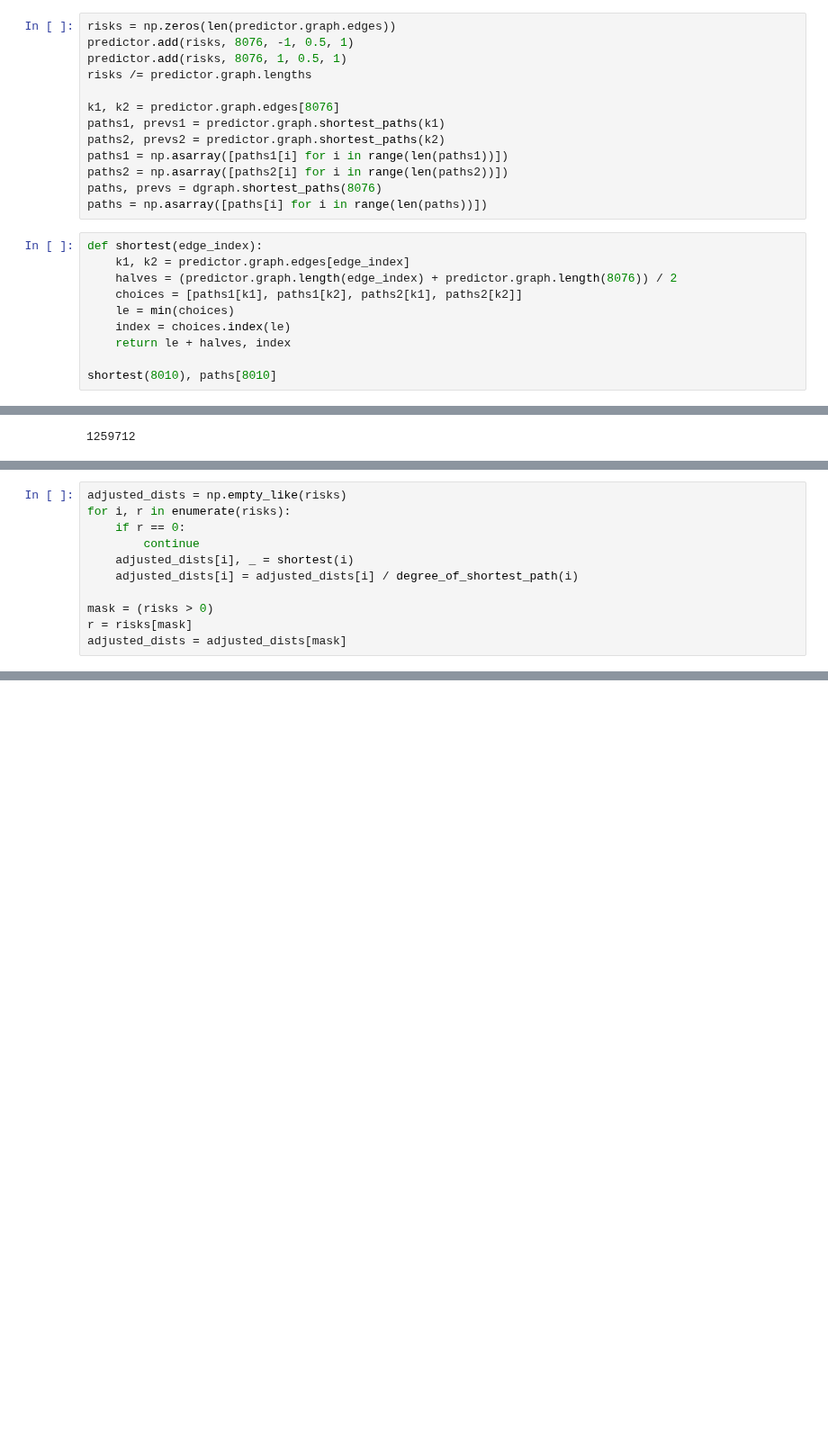
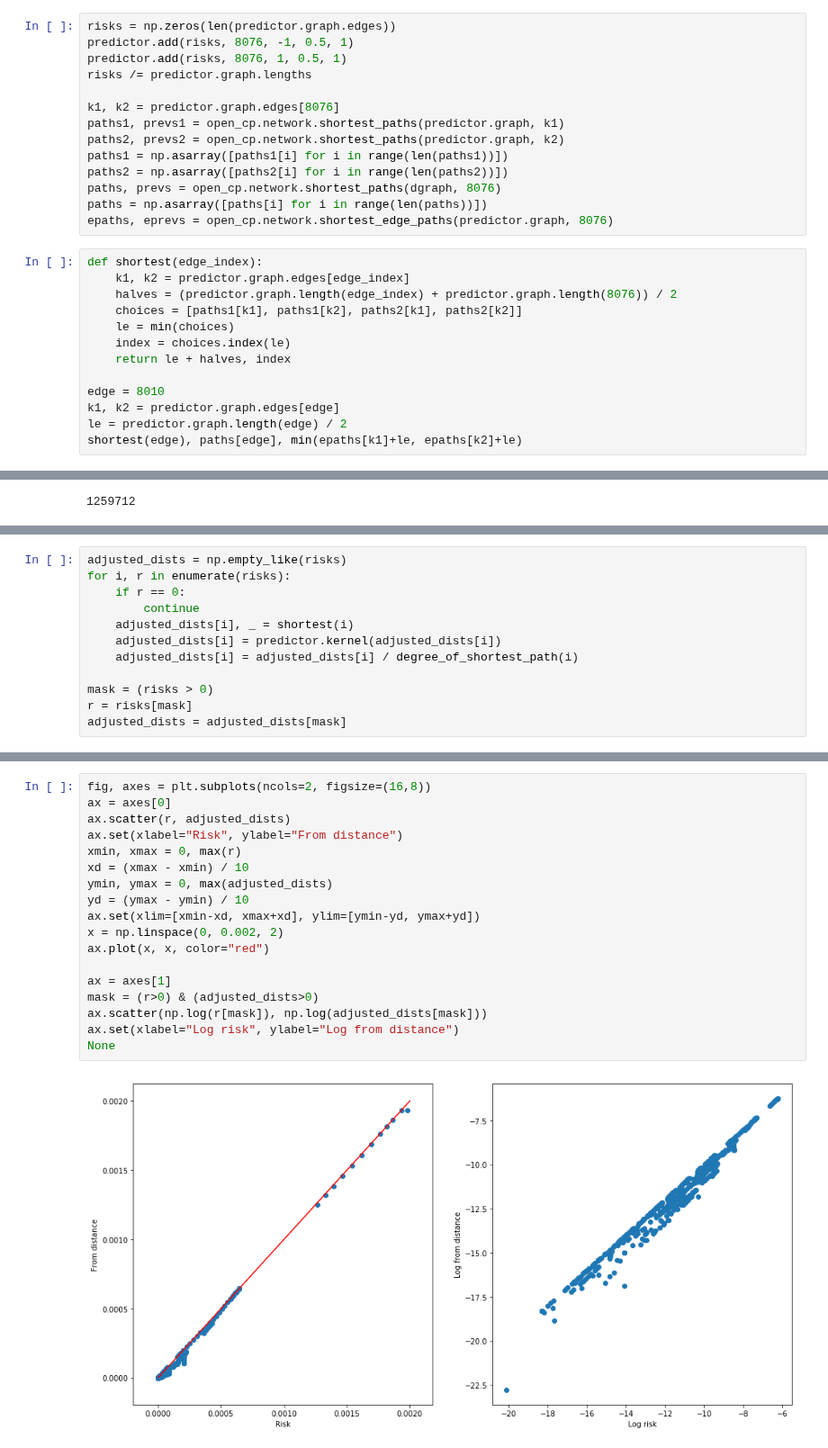
Before and after one commit to QuantCrimAtLeeds/PredictCode, a Jupyter notebook: examples/Networks/Geometry reduction.ipynb, the cells around one changed output, grey strips where cells are left out. Shown at 90% size. Drawn from its saved outputs; the diff is of its cells as text; blank space fills up the shorter version.

```diff
--- a/examples/Networks/Geometry reduction.ipynb
+++ b/examples/Networks/Geometry reduction.ipynb
@@ -350,12 +350,13 @@ predictor.add(risks, 8076, 1, 0.5, 1)
 risks /= predictor.graph.lengths
 
 k1, k2 = predictor.graph.edges[8076]
-paths1, prevs1 = predictor.graph.shortest_paths(k1)
-paths2, prevs2 = predictor.graph.shortest_paths(k2)
+paths1, prevs1 = open_cp.network.shortest_paths(predictor.graph, k1)
+paths2, prevs2 = open_cp.network.shortest_paths(predictor.graph, k2)
 paths1 = np.asarray([paths1[i] for i in range(len(paths1))])
 paths2 = np.asarray([paths2[i] for i in range(len(paths2))])
-paths, prevs = dgraph.shortest_paths(8076)
+paths, prevs = open_cp.network.shortest_paths(dgraph, 8076)
 paths = np.asarray([paths[i] for i in range(len(paths))])
+epaths, eprevs = open_cp.network.shortest_edge_paths(predictor.graph, 8076)
 # %%
 def shortest(edge_index):
     k1, k2 = predictor.graph.edges[edge_index]
@@ -365,5 +366,8 @@ def shortest(edge_index):
     index = choices.index(le)
     return le + halves, index
 
-shortest(8010), paths[8010]
+edge = 8010
+k1, k2 = predictor.graph.edges[edge]
+le = predictor.graph.length(edge) / 2
+shortest(edge), paths[edge], min(epaths[k1]+le, epaths[k2]+le)
 # %% [output]
@@ -406,6 +408,7 @@ for i, r in enumerate(risks):
     if r == 0:
         continue
     adjusted_dists[i], _ = shortest(i)
+    adjusted_dists[i] = predictor.kernel(adjusted_dists[i])
     adjusted_dists[i] = adjusted_dists[i] / degree_of_shortest_path(i)
 
 mask = (risks > 0)
@@ -418,0 +417,20 @@ plt.scatter(r, adjusted_dists)
+# %%
+fig, axes = plt.subplots(ncols=2, figsize=(16,8))
+ax = axes[0]
+ax.scatter(r, adjusted_dists)
+ax.set(xlabel="Risk", ylabel="From distance")
+xmin, xmax = 0, max(r)
+xd = (xmax - xmin) / 10
+ymin, ymax = 0, max(adjusted_dists)
+yd = (ymax - ymin) / 10
+ax.set(xlim=[xmin-xd, xmax+xd], ylim=[ymin-yd, ymax+yd])
+x = np.linspace(0, 0.002, 2)
+ax.plot(x, x, color="red")
+
+ax = axes[1]
+mask = (r>0) & (adjusted_dists>0)
+ax.scatter(np.log(r[mask]), np.log(adjusted_dists[mask]))
+ax.set(xlabel="Log risk", ylabel="Log from distance")
+None
+# %% [output]
+[figure, added]
```
Also changed, not shown: parts of 6 cells of this notebook, 5 other files.
